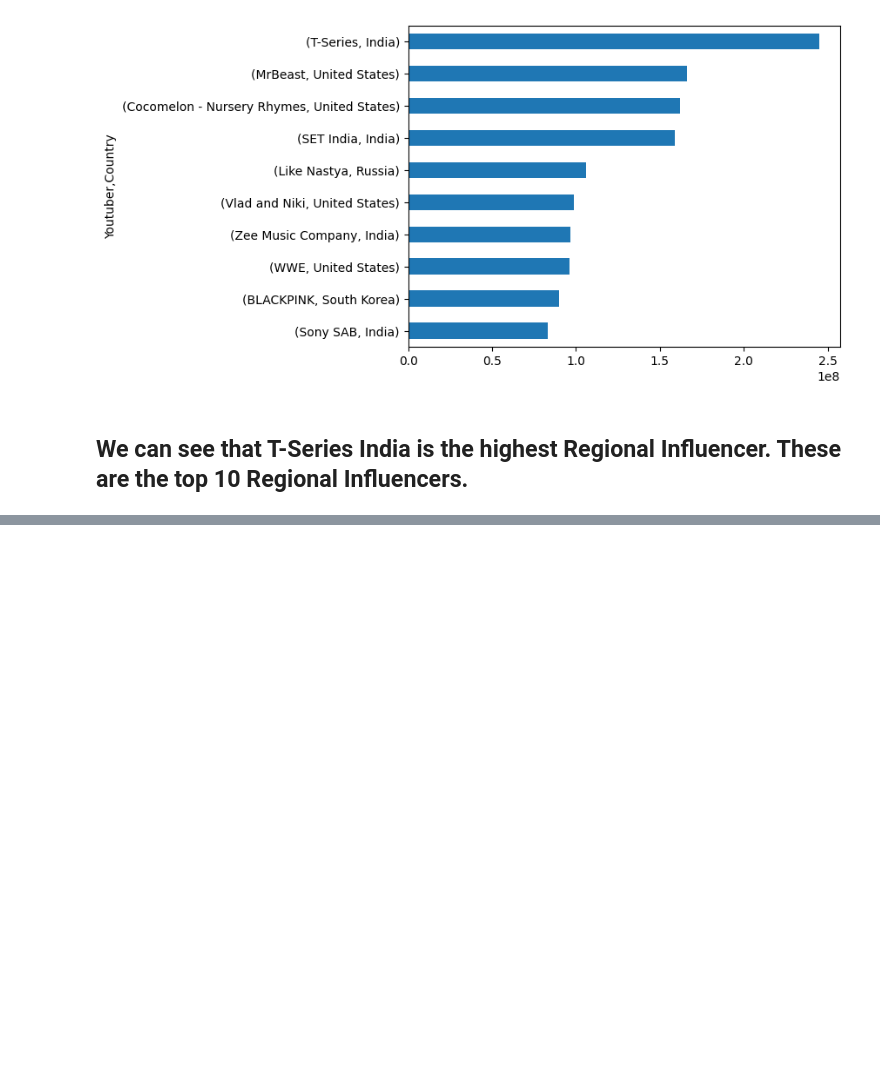
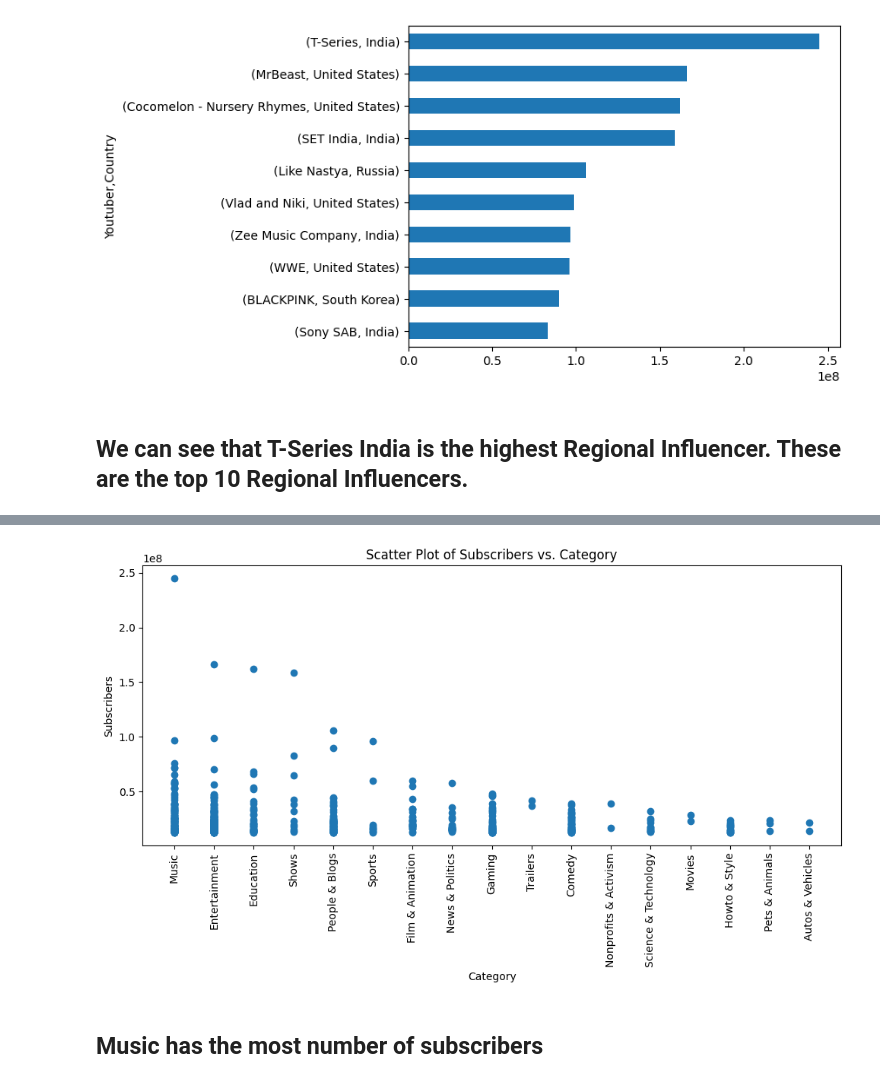
Before and after one commit to ImaneMdn/Youtube-EDA-, a Jupyter notebook: youtubeeda.ipynb, the cells around one changed output, grey strips where cells are left out. Drawn from its saved outputs; the diff is of its cells as text; code cells hidden in the pictures; blank space fills up the shorter version.

```diff
--- a/youtubeeda.ipynb
+++ b/youtubeeda.ipynb
@@ -449,0 +487,13 @@ df.groupby(['Youtuber','Country'])['subscribers'].sum().sort_values(ascending=Tr
+# %%
+
+plt.figure(figsize=(10, 6))
+plt.scatter(data=df, x="category", y="subscribers")
+plt.xticks(rotation=90)
+plt.xlabel('Category')
+plt.ylabel('Subscribers')
+plt.title('Scatter Plot of Subscribers vs. Category')
+plt.tight_layout()
+# %% [output]
+[figure, added]
+# %% [markdown]
+## Music has the most number of subscribers
```
Also changed, not shown: parts of 2 cells of this notebook.
